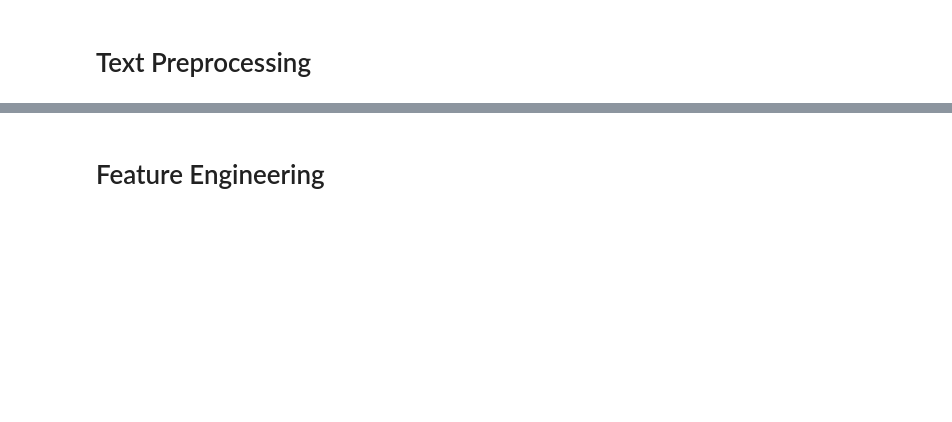
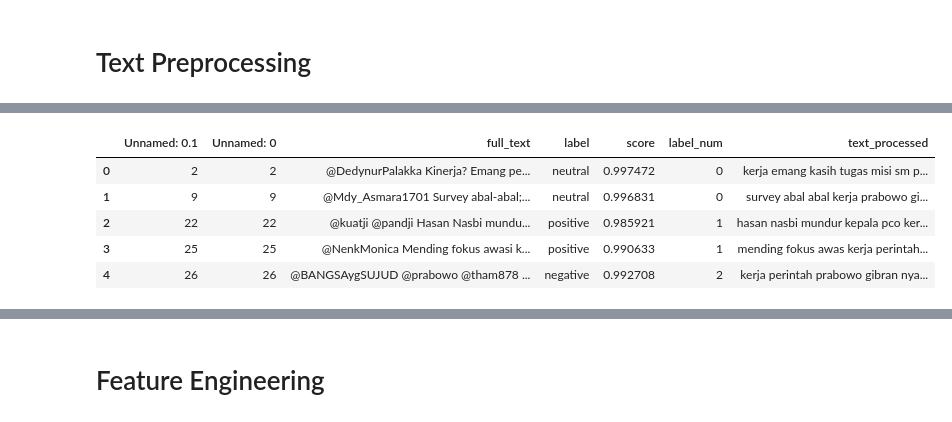
Before and after one commit to amongnikol/analisis_sentimen_prabowo, a Jupyter notebook: prabowo.ipynb, the cells around one changed output, grey strips where cells are left out. Cells and saved outputs as stored; diff of their text form; code cells hidden in the pictures; blank space fills up the shorter version.

```diff
--- a/prabowo.ipynb
+++ b/prabowo.ipynb
@@ -264,0 +79,36 @@ df.head()
+# %%
+import re
+from Sastrawi.Stemmer.StemmerFactory import StemmerFactory
+from nltk.tokenize import RegexpTokenizer
+from nltk.corpus import stopwords
+
+# Inisialisasi hanya sekali
+factory = StemmerFactory()
+stemmer = factory.create_stemmer()
+stpwds_id = set(stopwords.words("indonesian"))
+tokenizer = RegexpTokenizer(r"\b[^\d\W]+\b")
+
+# Kompilasi regex untuk performa
+re_pattern1 = re.compile(r'(@\w+|#\w+|http\S+|www.\S+|\\n|rt)')
+re_pattern2 = re.compile(r"[^a-zA-Z\s']")
+
+def preprocess_text(teks):
+    teks = teks.lower()
+    teks = re_pattern1.sub(' ', teks)
+    teks = re_pattern2.sub(' ', teks)
+    tokens = tokenizer.tokenize(teks)
+    filtered = [t for t in tokens if t not in stpwds_id]
+    stemmed = stemmer.stem(' '.join(filtered))  # stem sekaligus (lebih cepat!)
+    return stemmed
+# %%
+import swifter
+
+df['text_processed'] = df['full_text'].swifter.apply(preprocess_text)
+df.head()
+# %% [output]
+|  | Unnamed: 0.1 | Unnamed: 0 | full_text | label | score | label_num | text_processed |
+| 0 | 2 | 2 | @DedynurPalakka Kinerja? Emang pe... | neutral | 0.997472 | 0 | kerja emang kasih tugas misi sm p... |
+| 1 | 9 | 9 | @Mdy_Asmara1701 Survey abal-abal;... | neutral | 0.996831 | 0 | survey abal abal kerja prabowo gi... |
+| 2 | 22 | 22 | @kuatji @pandji Hasan Nasbi mundu... | positive | 0.985921 | 1 | hasan nasbi mundur kepala pco ker... |
+| 3 | 25 | 25 | @NenkMonica Mending fokus awasi k... | positive | 0.990633 | 1 | mending fokus awas kerja perintah... |
+| 4 | 26 | 26 | @BANGSAygSUJUD @prabowo @tham878 ... | negative | 0.992708 | 2 | kerja perintah prabowo gibran nya... |
```
Also changed, not shown: parts of 36 cells of this notebook, 16 other files.
